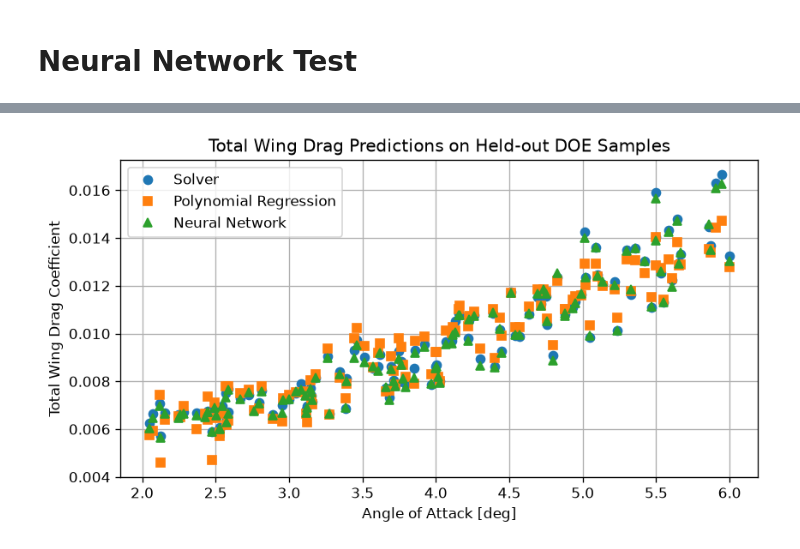
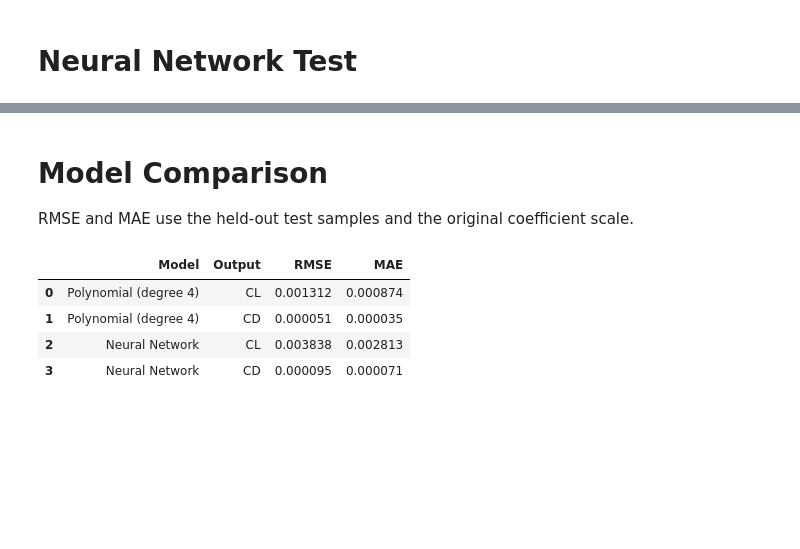
Before and after one commit to hayes-donaldson/Maching-Learning-Project, a Jupyter notebook: notebooks/train_surrogate.ipynb, the cells around one changed output, grey strips where cells are left out. Drawn from its saved outputs; the diff is of its cells as text; code cells hidden in the pictures; blank space fills up the shorter version.

```diff
--- a/notebooks/train_surrogate.ipynb
+++ b/notebooks/train_surrogate.ipynb
@@ -231,26 +246,28 @@ plt.show()
+# %% [markdown]
+# Model Comparison
+
+RMSE and MAE use the held-out test samples and the original coefficient scale.
 # %%
-plt.figure(figsize=(8, 4))
+results = []
 
-plt.plot(
-    X_test["alpha_deg"], Y_test["CD"],
-    "o", label="Solver"
-)
+for model_name, predictions in [
+    (f"Polynomial (degree {best_degree})", Y_test_pred),
+    ("Neural Network", Y_test_nn_pred),
+]:
+    for i, output in enumerate(output_features):
+        errors = predictions[:, i] - Y_test.iloc[:, i].to_numpy()
+        results.append({
+            "Model": model_name,
+            "Output": output,
+            "RMSE": np.sqrt(np.mean(errors ** 2)),
+            "MAE": np.mean(np.abs(errors)),
+        })
 
-plt.plot(
-    X_test["alpha_deg"], Y_test_pred[:, 1],
-    "s", label="Polynomial Regression"
-)
-
-plt.plot(
-    X_test["alpha_deg"], Y_test_nn_pred[:, 1],
-    "^", label="Neural Network"
-)
-
-plt.xlabel("Angle of Attack [deg]")
-plt.ylabel("Total Wing Drag Coefficient")
-plt.title("Total Wing Drag Predictions on Held-out DOE Samples")
-plt.legend()
-plt.grid()
-plt.show()
+comparison_table = pd.DataFrame(results)
+comparison_table
 # %% [output]
-[figure, removed]
+|  | Model | Output | RMSE | MAE |
+| 0 | Polynomial (degree 4) | CL | 0.001312 | 0.000874 |
+| 1 | Polynomial (degree 4) | CD | 0.000051 | 0.000035 |
+| 2 | Neural Network | CL | 0.003838 | 0.002813 |
+| 3 | Neural Network | CD | 0.000095 | 0.000071 |
```
Also changed, not shown: parts of 10 cells of this notebook.
